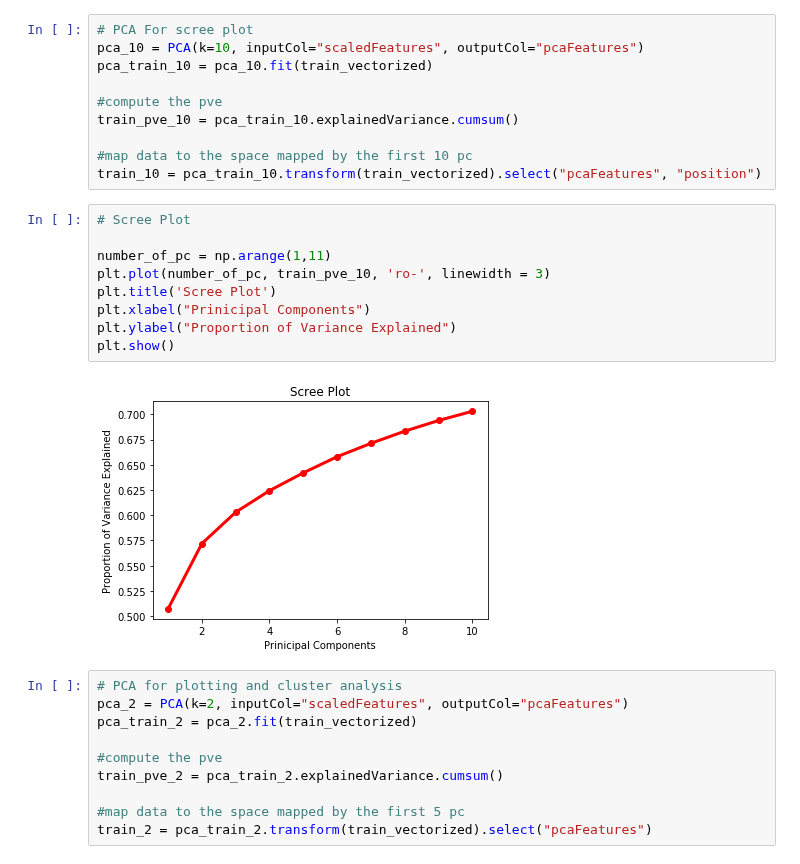
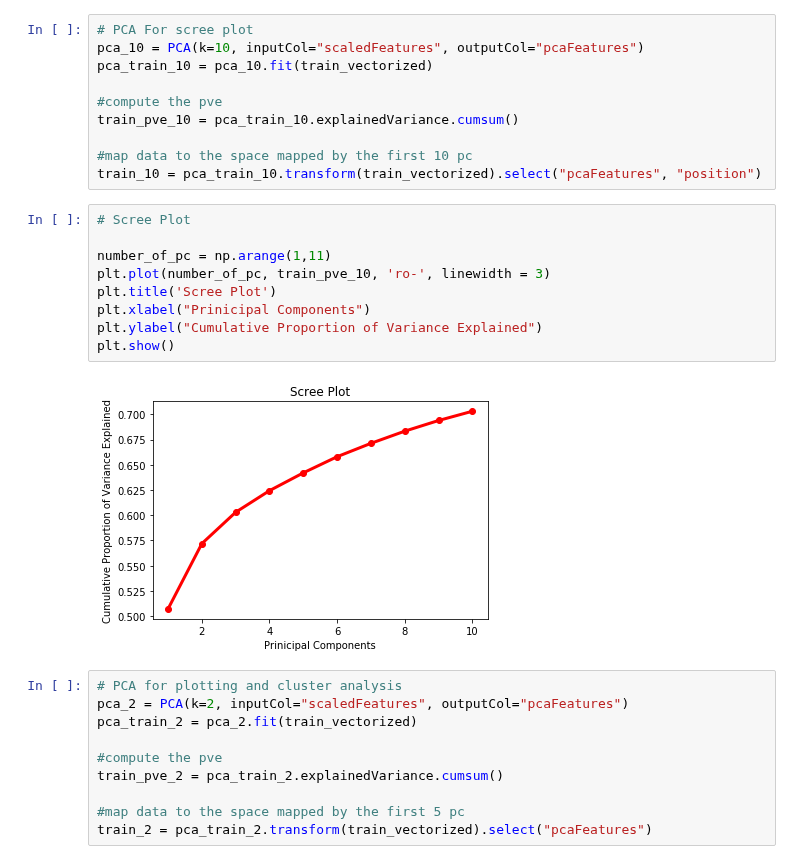
Before and after one commit to nathanhwangbo/PSTAT135_Final, a Jupyter notebook: preprocessing.ipynb, the cells around one changed output. Saved outputs shown, nothing was run; the diff lists cells and outputs as text.

Commit message:
added plot, comments

```diff
--- a/preprocessing.ipynb
+++ b/preprocessing.ipynb
@@ -256,14 +230,14 @@ train_10 = pca_train_10.transform(train_vectorized).select("pcaFeatures", "posit
 # %%
 # Scree Plot
 
 number_of_pc = np.arange(1,11)
 plt.plot(number_of_pc, train_pve_10, 'ro-', linewidth = 3)
 plt.title('Scree Plot')
 plt.xlabel("Prinicipal Components")
-plt.ylabel("Proportion of Variance Explained")
+plt.ylabel("Cumulative Proportion of Variance Explained")
 plt.show()
 # %% [output]
-[figure, old version]
+[figure, new version]
 # %%
 # PCA for plotting and cluster analysis
 pca_2 = PCA(k=2, inputCol="scaledFeatures", outputCol="pcaFeatures")
```
Also changed, not shown: parts of 18 cells of this notebook.
